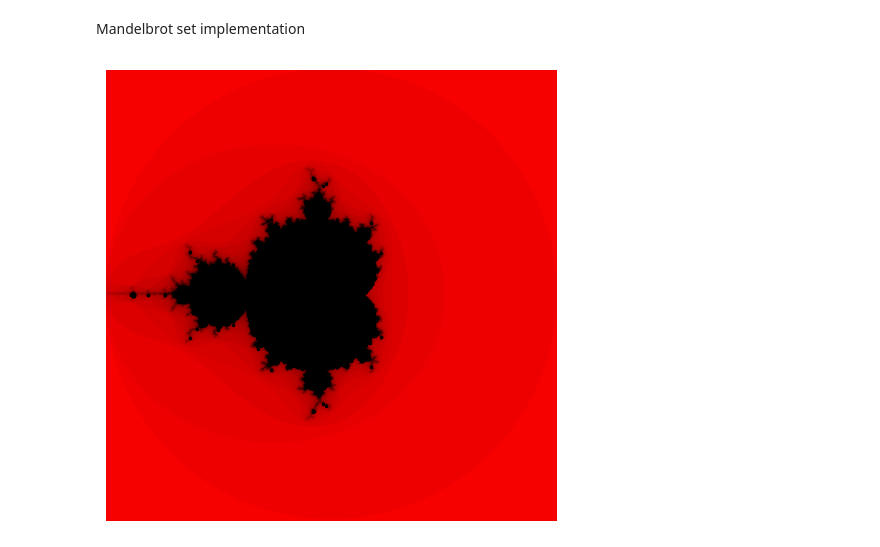
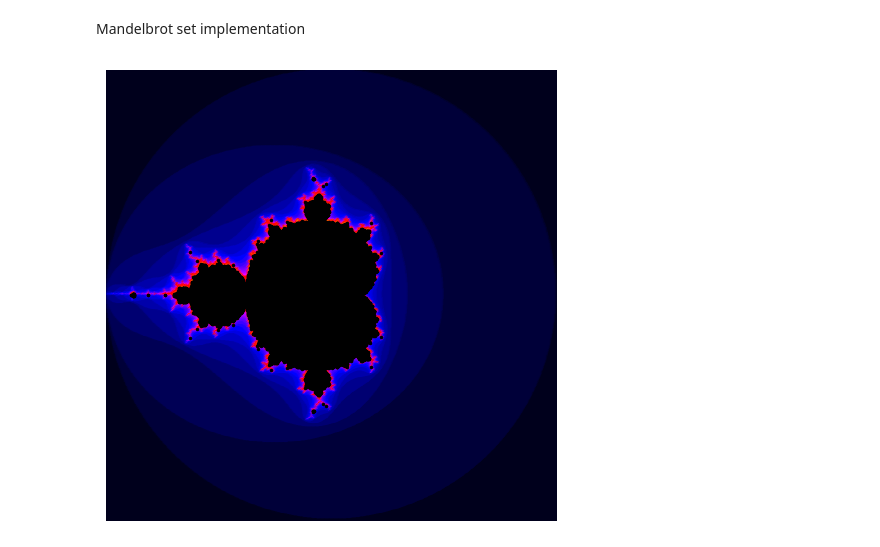
Before and after one commit to sachagijsbers/stochastic_1, a Jupyter notebook: code.ipynb, the cells around one changed output. Drawn from its saved outputs; the diff is of its cells as text; code cells hidden in the pictures.

Commit message:
new mandelbrot plot, with better divergent color scheme

```diff
--- a/code.ipynb
+++ b/code.ipynb
@@ -23,38 +23,47 @@ def not_mandelbrot(c, max_iterations):
 x = np.linspace(-2, 2, 1000)
 y = np.linspace(-2, 2, 1000)
 x_grid, y_grid = np.meshgrid(x, y)
-# plt.plot(x_grid,y_grid, marker = 'o', ls = 'none')
 
 complex_grid = x_grid - y_grid * 1j
 max_iterations = 300
 
 c_list_in_x = []
 c_list_in_y = []
 
 c_list_out_x = []
 c_list_out_y = []
 color_out = []
 for c_row in complex_grid:
     for c in c_row:
         if mandelbrot_check(c, max_iterations):
             c_list_in_x.append(c.real)
             c_list_in_y.append(c.imag)
         else:
             n = not_mandelbrot(c, max_iterations)
-            percentage_diverge = min(n/max_iterations*10,1)
+            percentage_diverge = (n/max_iterations)*100
+            # if n/max_iterations < 0.1:
+            #     percentage_diverge = min(n/max_iterations*10,1)
+            # else:
+            #     percentage_diverge = min(n/max_iterations*30,1)
             c_list_out_x.append(c.real)
             c_list_out_y.append(c.imag)
             color_out.append(percentage_diverge)
 
 for i in range(len(color_out)):
-    plt.plot(c_list_out_x[i],c_list_out_y[i], marker = 'o', ls = 'none', markersize = 1.5, color = (color_out[i],0,0))
+    if color_out[i] <= 3:
+        plt.plot(c_list_out_x[i],c_list_out_y[i], marker = 'o', ls = 'none', markersize = 1.5, color = (0,0,color_out[i]/3))
+    elif color_out[i] <= 6:
+        plt.plot(c_list_out_x[i],c_list_out_y[i], marker = 'o', ls = 'none', markersize = 1.5, color = ((color_out[i]-3)/3,0,1))
+    else:
+        plt.plot(c_list_out_x[i],c_list_out_y[i], marker = 'o', ls = 'none', markersize = 1.5, color = (1,(color_out[i]-6)/94,0))
 
-plt.plot(c_list_in_x,c_list_in_y, marker = 'o', ls = 'none', markersize = 1.5, color = 'black')
+
+plt.plot(c_list_in_x,c_list_in_y, marker = 'o', ls = 'none', markersize = 1.5, color = (0,0,0))
 plt.xlim(-2, 2)
 plt.ylim(-2, 2)
 plt.gca().set_aspect("equal")
 plt.axis("off")
 plt.tight_layout()
 plt.show()
 # %% [output]
-[figure, old version]
+[figure, new version]
```
Also changed, not shown: 1 other file.
